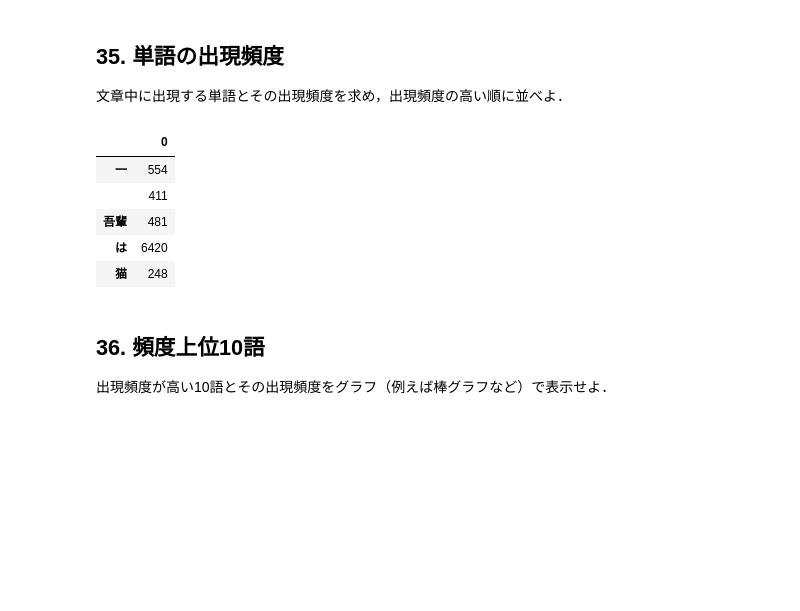
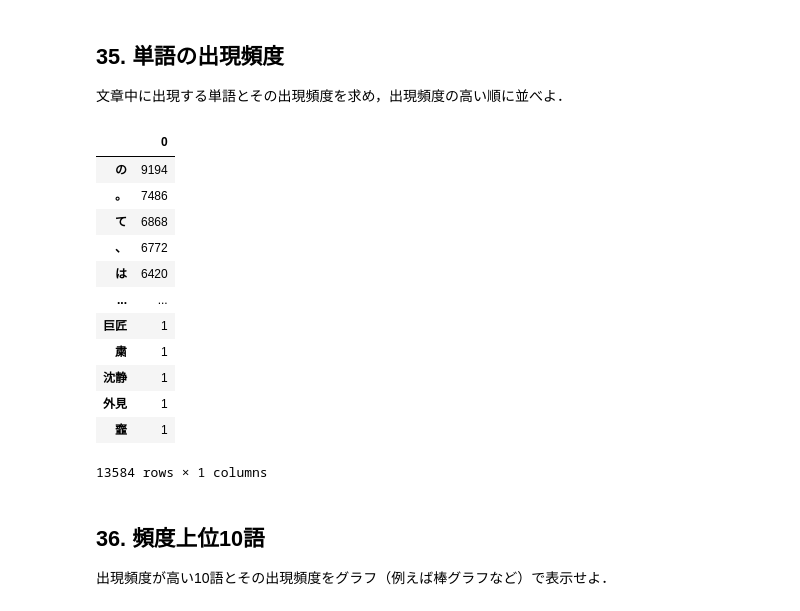
Before and after one commit to Nshisei/NLP100knock, a Jupyter notebook: NLP100knock_04.ipynb, the cells around one changed output. Drawn from its saved outputs; the diff is of its cells as text; code cells hidden in the pictures; blank space fills up the shorter version.

```diff
--- a/NLP100knock_04.ipynb
+++ b/NLP100knock_04.ipynb
@@ -122,20 +123,27 @@ list(ans)[:10]
 # %%
 dic = {}
 for sentence in sentences:
     for morph in sentence:
         if morph['surface'] in dic.keys():
             dic[morph['surface']] += 1
         else:
             dic[morph['surface']] = 1
 df = pd.DataFrame(dic.values(), index=dic.keys())
-df.head()
+df.sort_values(0, ascending=False)
 # %% [output]
 |  | 0 |
-| 一 | 554 |
-|  | 411 |
-| 吾輩 | 481 |
+| の | 9194 |
+| 。 | 7486 |
+| て | 6868 |
+| 、 | 6772 |
 | は | 6420 |
-| 猫 | 248 |
+| ... | ... |
+| 巨匠 | 1 |
+| 粛 | 1 |
+| 沈静 | 1 |
+| 外見 | 1 |
+| 韲 | 1 |
+13584 rows × 1 columns
 # %% [markdown]
 ## 36. 頻度上位10語
 出現頻度が高い10語とその出現頻度をグラフ（例えば棒グラフなど）で表示せよ．
```
Also changed, not shown: parts of 5 cells of this notebook, 1 other file.
